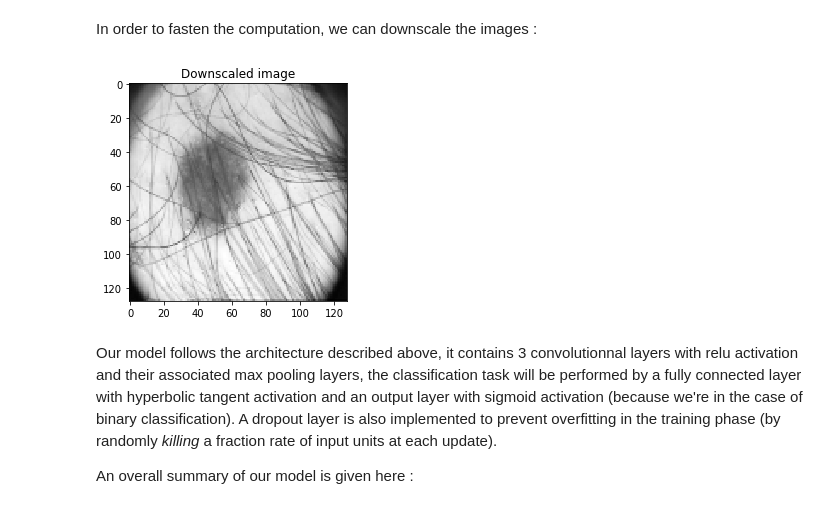
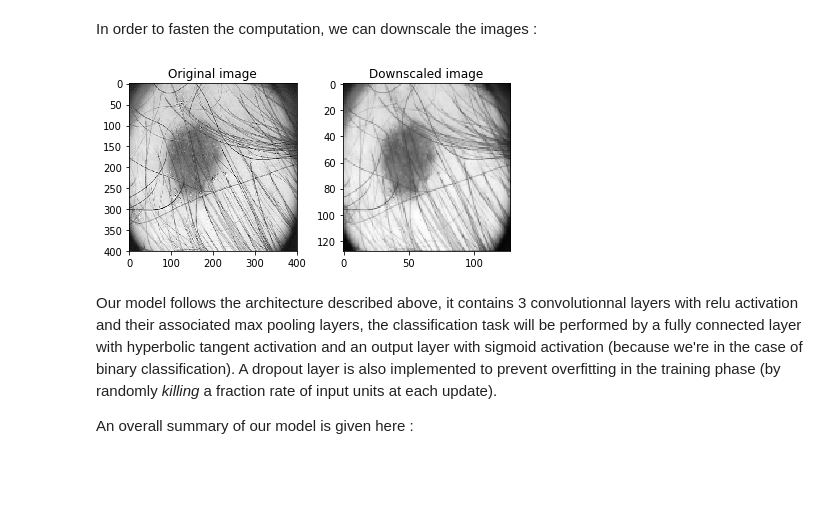
Before and after one commit to jeanbabs/Melanoma_detection, a Jupyter notebook: Melanoma_starting_kit.ipynb, the cells around one changed output. Cells and saved outputs as stored; diff of their text form; code cells hidden in the pictures; blank space fills up the shorter version.

Commit message:
Added a plot

```diff
--- a/Melanoma_starting_kit.ipynb
+++ b/Melanoma_starting_kit.ipynb
@@ -346,8 +346,8 @@ print("Shape of training set : {}".format(X_train.shape))
 # %% [output]
 Shape of training set : (619, 160000)
 # %%
-X_train /= 255
-X_test /= 255
+X_train_origin /= 255
+X_test_origin /= 255
 # %% [markdown]
 By default, the dataset is a pandas Dataframe. For convenience, we'll transform it into a numpy array.
 # %%
@@ -363,0 +357,5 @@ numpy.ndarray
+# %%
+X_train_origin = X_train_origin.values
+X_test_origin = X_test_origin.values
+
+type(X_train_origin)
@@ -364,6 +364,6 @@ numpy.ndarray
 # %% [markdown]
 One specificity of this ConvNet implementation is that the images have to be reshaped to include the channel :
 # %%
-X_train = X_train.reshape(-1, 400, 400, 1)
-X_test = X_test.reshape(-1, 400, 400, 1)
+X_train_origin = X_train_origin.reshape(-1, 400, 400, 1)
+X_test_origin = X_test_origin.reshape(-1, 400, 400, 1)
 # %%
@@ -375,14 +375,21 @@ In order to fasten the computation, we can downscale the images :
 # %%
 from skimage.transform import resize
 
-X_train = np.array([resize(image, (128, 128, 1), mode='reflect', anti_aliasing=True) for image in X_train])
-X_test = np.array([resize(image, (128, 128, 1), mode='reflect', anti_aliasing=True) for image in X_test])
+X_train = np.array([resize(image, (128, 128, 1), mode='reflect', anti_aliasing=True) for image in X_train_origin])
+X_test = np.array([resize(image, (128, 128, 1), mode='reflect', anti_aliasing=True) for image in X_test_origin])
 # %%
+plt.subplot(121)
+plt.imshow(X_train_origin[0].reshape(400, 400), cmap='Greys_r')
+plt.title("Original image")
+
+
+plt.subplot(122)
 plt.imshow(X_train[0].reshape(128, 128), cmap='Greys_r')
 plt.title("Downscaled image")
+plt.tight_layout()
 plt.show()
 # %% [output]
-[figure, old version]
+[figure, new version]
 # %% [markdown]
 Our model follows the architecture described above, it contains 3 convolutionnal layers with relu activation and their associated max pooling layers, the classification task will be performed by a fully connected layer with hyperbolic tangent activation and an output layer with sigmoid activation (because we're in the case of binary classification). A dropout layer is also implemented to prevent overfitting in the training phase (by randomly *killing* a fraction rate of input units at each update).
 
```
Also changed, not shown: parts of 6 cells of this notebook.
